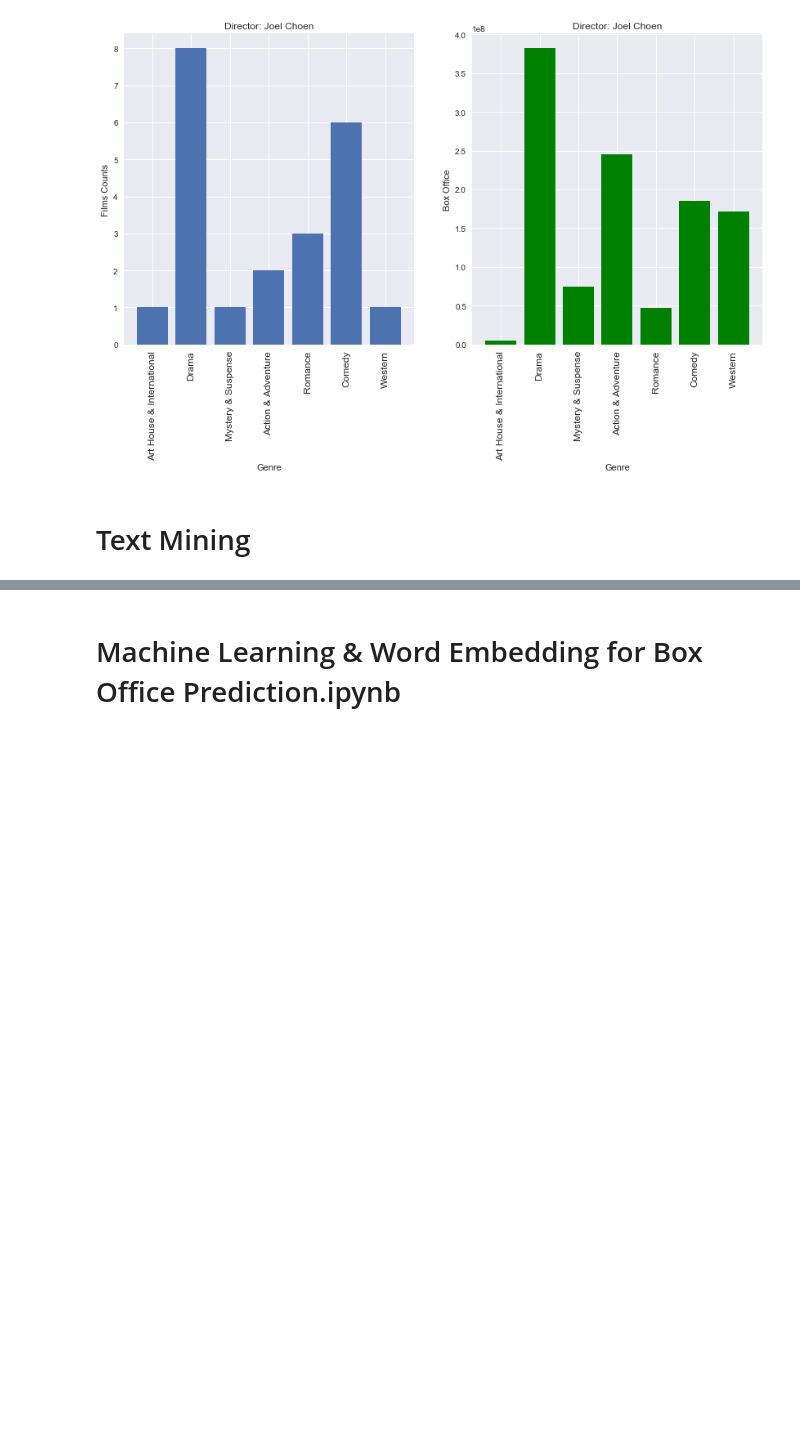
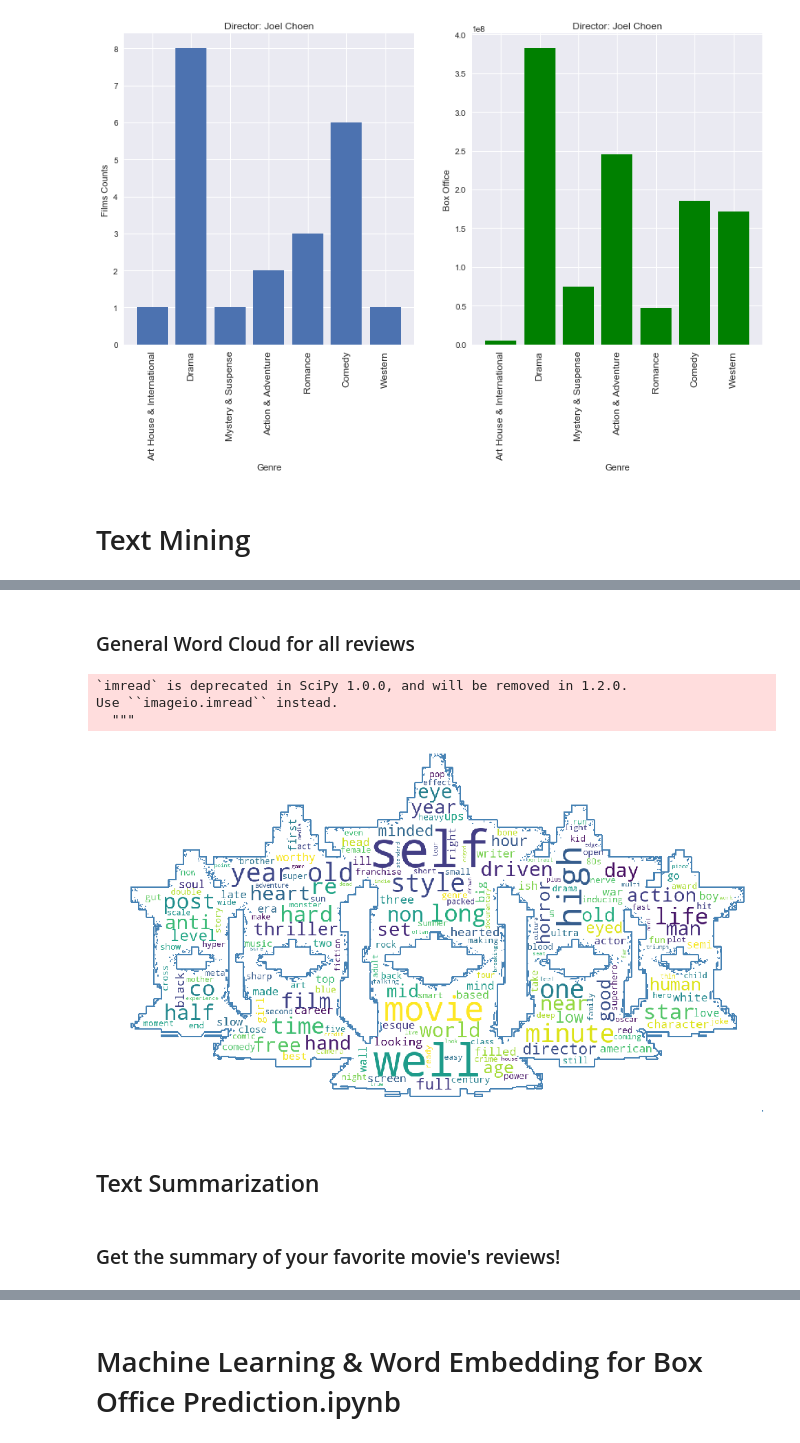
Before and after one commit to Joy-yuan/Rotten_Tomato_Project, a Jupyter notebook: Final_Project/Part II- Analysis+Visualization+Text_mining+Modelling.ipynb, the cells around one changed output, grey strips where cells are left out. Drawn from its saved outputs; the diff is of its cells as text; code cells hidden in the pictures; blank space fills up the shorter version.

```diff
--- a/Final_Project/Part II- Analysis+Visualization+Text_mining+Modelling.ipynb
+++ b/Final_Project/Part II- Analysis+Visualization+Text_mining+Modelling.ipynb
@@ -18,3 +20,15 @@ from wordcloud import WordCloud, STOPWORDS
 from scipy.misc import imread
 import imageio
 %matplotlib inline
+
+import time
+import csv
+from nltk.corpus import PlaintextCorpusReader
+from nltk import sent_tokenize,word_tokenize
+from nltk.book import *
+import gensim.summarization
+plt.style.use('fivethirtyeight')
+
+from scipy.misc import imread
+sns.set(color_codes=True)
+from vaderSentiment.vaderSentiment import SentimentIntensityAnalyzer
@@ -239,0 +640,24 @@ plt.show()
+# %% [markdown]
+### General Word Cloud for all reviews
+# %%
+review=data['Reviews'].str.lower().str.cat(sep=' ')
+words=nltk.tokenize.word_tokenize(review)
+word_dist = nltk.FreqDist(words)
+stopwords = nltk.corpus.stopwords.words('english')
+origin_image = imread("Reviews.jpg")
+origin_mask = origin_image
+words_without_stop = nltk.FreqDist(w for w in words if w not in stopwords)
+wc = WordCloud(stopwords=STOPWORDS,background_color='white',mask=origin_mask, contour_width=3,
+               contour_color='steelblue').generate(" ".join(words_without_stop))
+plt.imshow(wc)
+fig=plt.gcf()
+fig.set_size_inches(15,10)
+plt.axis('off')
+plt.show()
+# %% [output]
+`imread` is deprecated in SciPy 1.0.0, and will be removed in 1.2.0.
+Use ``imageio.imread`` instead.
+  """
+[figure, added]
+# %% [markdown]
+## Text Summarization
@@ -239,0 +687,2 @@ plt.show()
+# %% [markdown]
+### Get the summary of your favorite movie's reviews!
```
Also changed, not shown: parts of 54 cells of this notebook.
